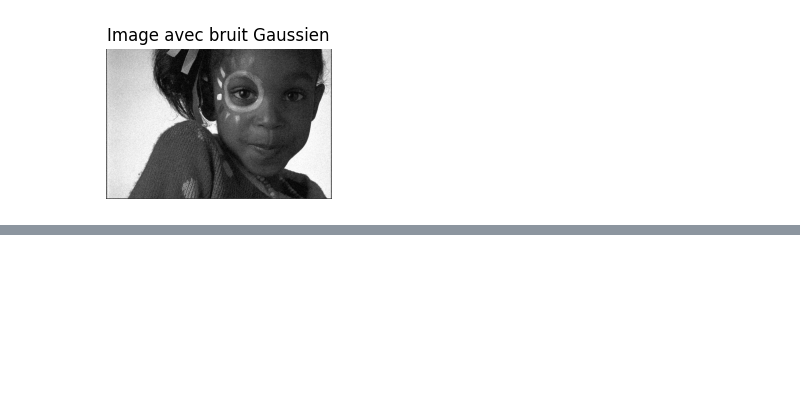
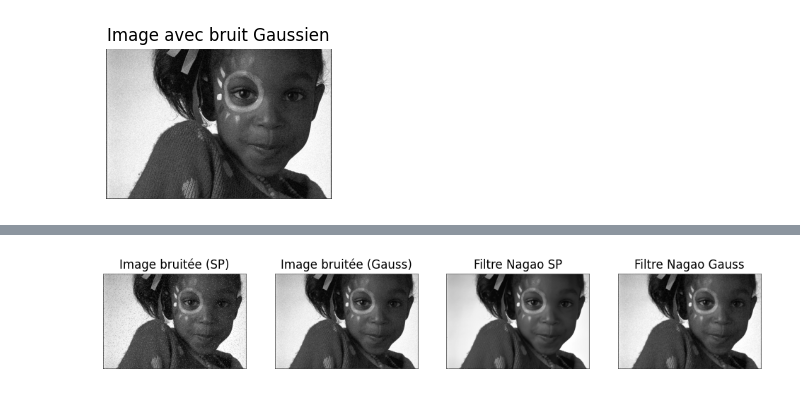
Before and after one commit to imanekadri/Image-Processing-Project-Kodak-, a Jupyter notebook: NoteBook/analysis_image15.ipynb, the cells around one changed output, grey strips where cells are left out. Drawn from its saved outputs; the diff is of its cells as text; code cells hidden in the pictures; blank space fills up the shorter version.

```diff
--- a/NoteBook/analysis_image15.ipynb
+++ b/NoteBook/analysis_image15.ipynb
@@ -302,0 +369,28 @@ plt.show()
+# %%
+nagao_sp = median(noisy_img_salt_pepper, disk(2))
+nagao_gauss = median(img_noisy_gauss, disk(2))
+# %%
+
+plt.figure(figsize=(12,4))
+plt.subplot(1,4,1)
+plt.imshow(noisy_img_salt_pepper, cmap='gray')
+plt.title("Image bruitée (SP)")
+plt.axis('off')
+
+plt.subplot(1,4,2)
+plt.imshow(img_noisy_gauss, cmap='gray')
+plt.title("Image bruitée (Gauss)")
+plt.axis('off')
+
+plt.subplot(1,4,3)
+plt.imshow(nagao_sp, cmap='gray')
+plt.title("Filtre Nagao SP")
+plt.axis('off')
+
+plt.subplot(1,4,4)
+plt.imshow(nagao_gauss, cmap='gray')
+plt.title("Filtre Nagao Gauss")
+plt.axis('off')
+plt.show()
+# %% [output]
+[figure, added]
```
Also changed, not shown: parts of 28 cells of this notebook, 4 other files.
